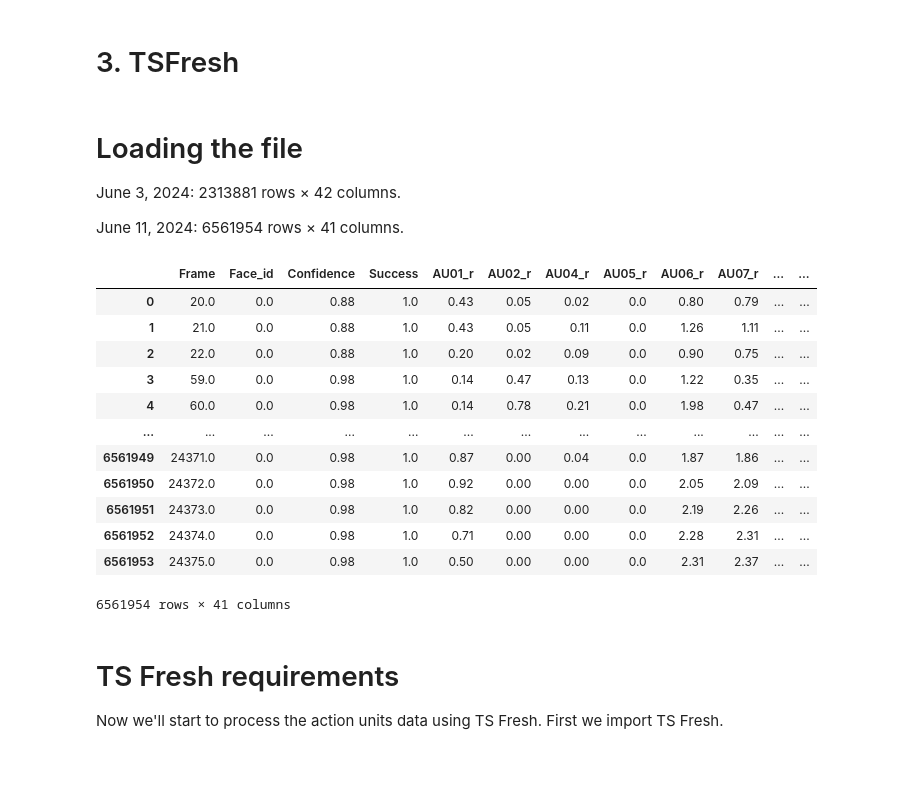
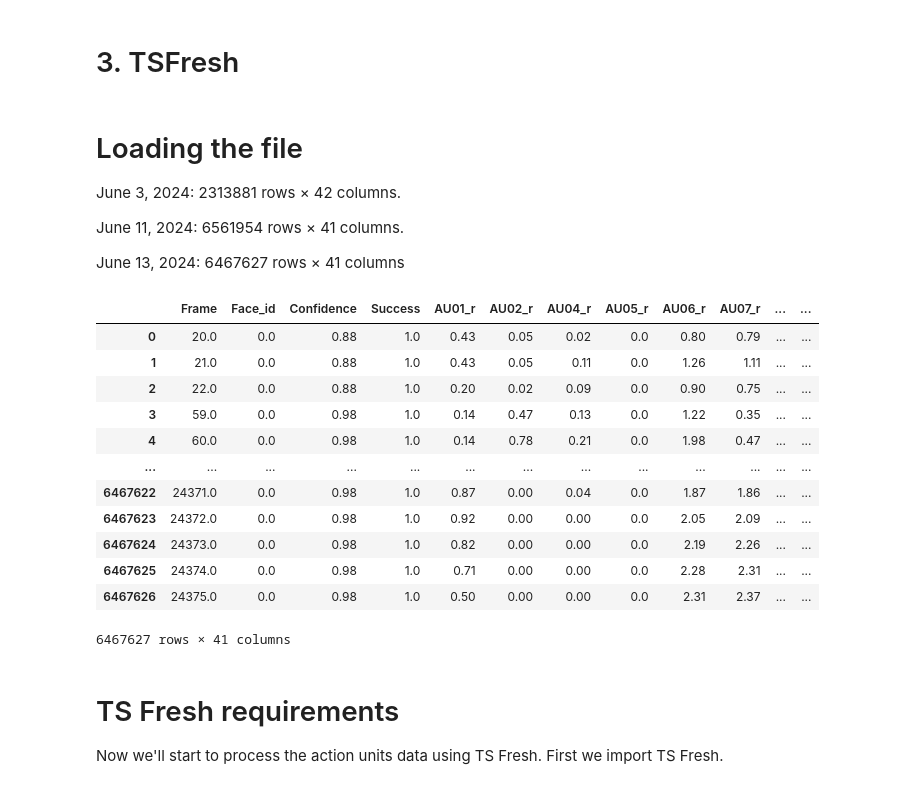
Before and after one commit to DionneSpaltman/predicting_VVR, a Jupyter notebook: processing/03_tsfresh.ipynb, the cells around one changed output. Cells and saved outputs as stored; diff of their text form; code cells hidden in the pictures.

```diff
--- a/processing/03_tsfresh.ipynb
+++ b/processing/03_tsfresh.ipynb
@@ -7,30 +7,32 @@ import pandas as pd
 June 3, 2024: 2313881 rows × 42 columns.
 
 June 11, 2024: 6561954 rows × 41 columns.
+
+June 13, 2024: 6467627 rows × 41 columns
 # %%
-filepath = '/Users/dionnespaltman/Desktop/V6/action_units_11-06-2024.csv'
+filepath = '/Users/dionnespaltman/Desktop/V6/filtered_action_units_13-06-2024.csv'
 action_units = pd.read_csv(filepath, sep=',')
 
 if 'Unnamed: 0' in action_units.columns:
     action_units.drop(columns=['Unnamed: 0'], inplace=True)
 if 'Unnamed: 0.1' in action_units.columns:
     action_units.drop(columns=['Unnamed: 0.1'], inplace=True)
 
 display(action_units)
 # %% [output]
 |  | Frame | Face_id | Confidence | Success | AU01_r | AU02_r | AU04_r | AU05_r | AU06_r | AU07_r | ... | ... |
 | 0 | 20.0 | 0.0 | 0.88 | 1.0 | 0.43 | 0.05 | 0.02 | 0.0 | 0.80 | 0.79 | ... | ... |
 | 1 | 21.0 | 0.0 | 0.88 | 1.0 | 0.43 | 0.05 | 0.11 | 0.0 | 1.26 | 1.11 | ... | ... |
 | 2 | 22.0 | 0.0 | 0.88 | 1.0 | 0.20 | 0.02 | 0.09 | 0.0 | 0.90 | 0.75 | ... | ... |
 | 3 | 59.0 | 0.0 | 0.98 | 1.0 | 0.14 | 0.47 | 0.13 | 0.0 | 1.22 | 0.35 | ... | ... |
 | 4 | 60.0 | 0.0 | 0.98 | 1.0 | 0.14 | 0.78 | 0.21 | 0.0 | 1.98 | 0.47 | ... | ... |
 | ... | ... | ... | ... | ... | ... | ... | ... | ... | ... | ... | ... | ... |
-| 6561949 | 24371.0 | 0.0 | 0.98 | 1.0 | 0.87 | 0.00 | 0.04 | 0.0 | 1.87 | 1.86 | ... | ... |
-| 6561950 | 24372.0 | 0.0 | 0.98 | 1.0 | 0.92 | 0.00 | 0.00 | 0.0 | 2.05 | 2.09 | ... | ... |
-| 6561951 | 24373.0 | 0.0 | 0.98 | 1.0 | 0.82 | 0.00 | 0.00 | 0.0 | 2.19 | 2.26 | ... | ... |
-| 6561952 | 24374.0 | 0.0 | 0.98 | 1.0 | 0.71 | 0.00 | 0.00 | 0.0 | 2.28 | 2.31 | ... | ... |
-| 6561953 | 24375.0 | 0.0 | 0.98 | 1.0 | 0.50 | 0.00 | 0.00 | 0.0 | 2.31 | 2.37 | ... | ... |
+| 6467622 | 24371.0 | 0.0 | 0.98 | 1.0 | 0.87 | 0.00 | 0.04 | 0.0 | 1.87 | 1.86 | ... | ... |
+| 6467623 | 24372.0 | 0.0 | 0.98 | 1.0 | 0.92 | 0.00 | 0.00 | 0.0 | 2.05 | 2.09 | ... | ... |
+| 6467624 | 24373.0 | 0.0 | 0.98 | 1.0 | 0.82 | 0.00 | 0.00 | 0.0 | 2.19 | 2.26 | ... | ... |
+| 6467625 | 24374.0 | 0.0 | 0.98 | 1.0 | 0.71 | 0.00 | 0.00 | 0.0 | 2.28 | 2.31 | ... | ... |
+| 6467626 | 24375.0 | 0.0 | 0.98 | 1.0 | 0.50 | 0.00 | 0.00 | 0.0 | 2.31 | 2.37 | ... | ... |
-6561954 rows × 41 columns
+6467627 rows × 41 columns
 # %% [markdown]
 # TS Fresh requirements
 Now we'll start to process the action units data using TS Fresh. First we import TS Fresh.
```
Also changed, not shown: parts of 9 cells of this notebook, 2 other files.
